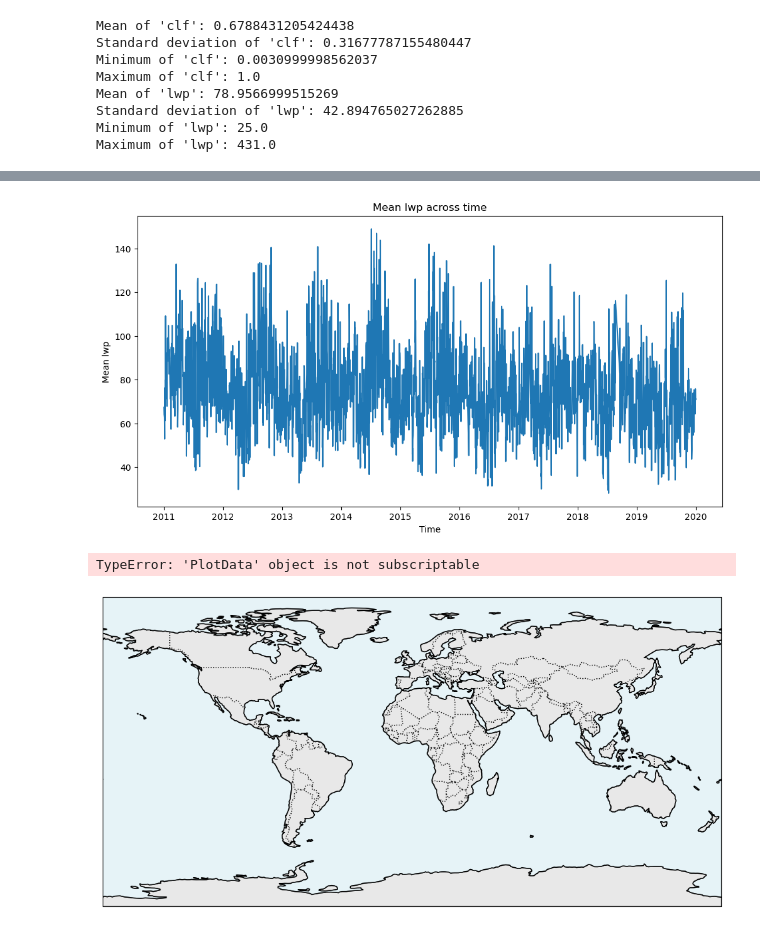
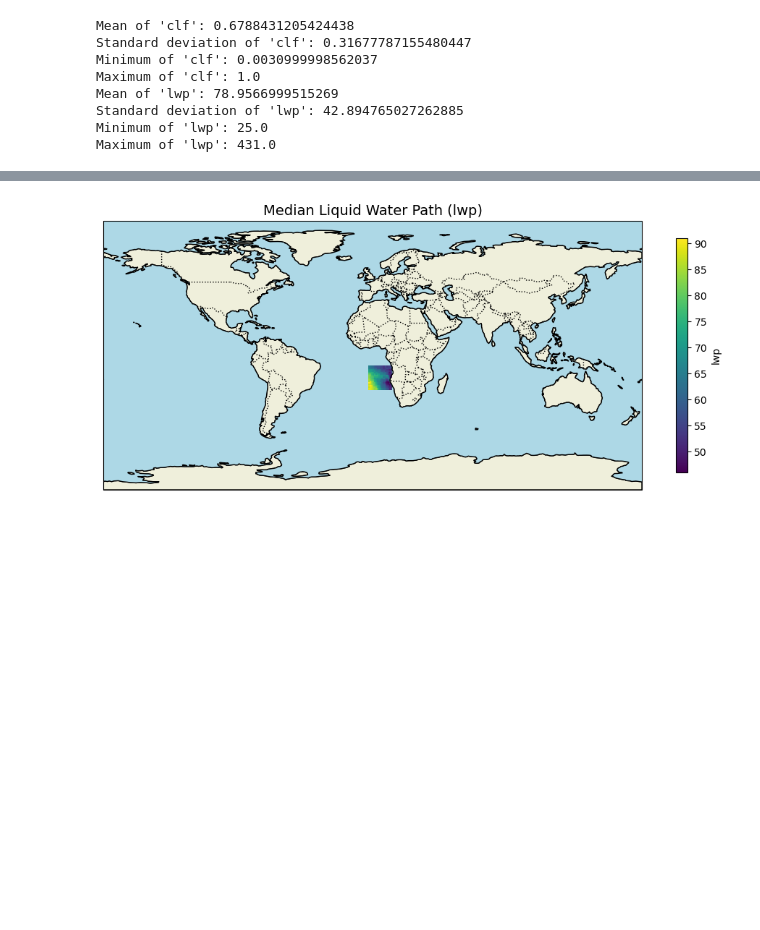
Before and after one commit to satvik007vk/Calisma_LR, a Jupyter notebook: pre_plot_analyses.ipynb, the cells around one changed output, grey strips where cells are left out. Drawn from its saved outputs; the diff is of its cells as text; code cells hidden in the pictures; blank space fills up the shorter version.

```diff
--- a/pre_plot_analyses.ipynb
+++ b/pre_plot_analyses.ipynb
@@ -100,10 +107,6 @@ TypeError: 'PlotData' object is not subscriptable
 # %%
 from pre_plot import PlotData
-#clf_plot.plot_variable_on_map(variable='clf', title='median clf', time_agg='median')
 
-PlotData.plot_variable_on_map(ds, 'clf', 'Median Cloud Fraction (clf)', time_agg='median')
 PlotData.plot_variable_on_map(ds, 'lwp', 'Median Liquid Water Path (lwp)', time_agg='median')
 # %% [output]
-[figure, old version]
+[figure, new version]
-TypeError: 'PlotData' object is not subscriptable
-[figure, removed]
```
Also changed, not shown: parts of 6 cells of this notebook, 1 other file.
